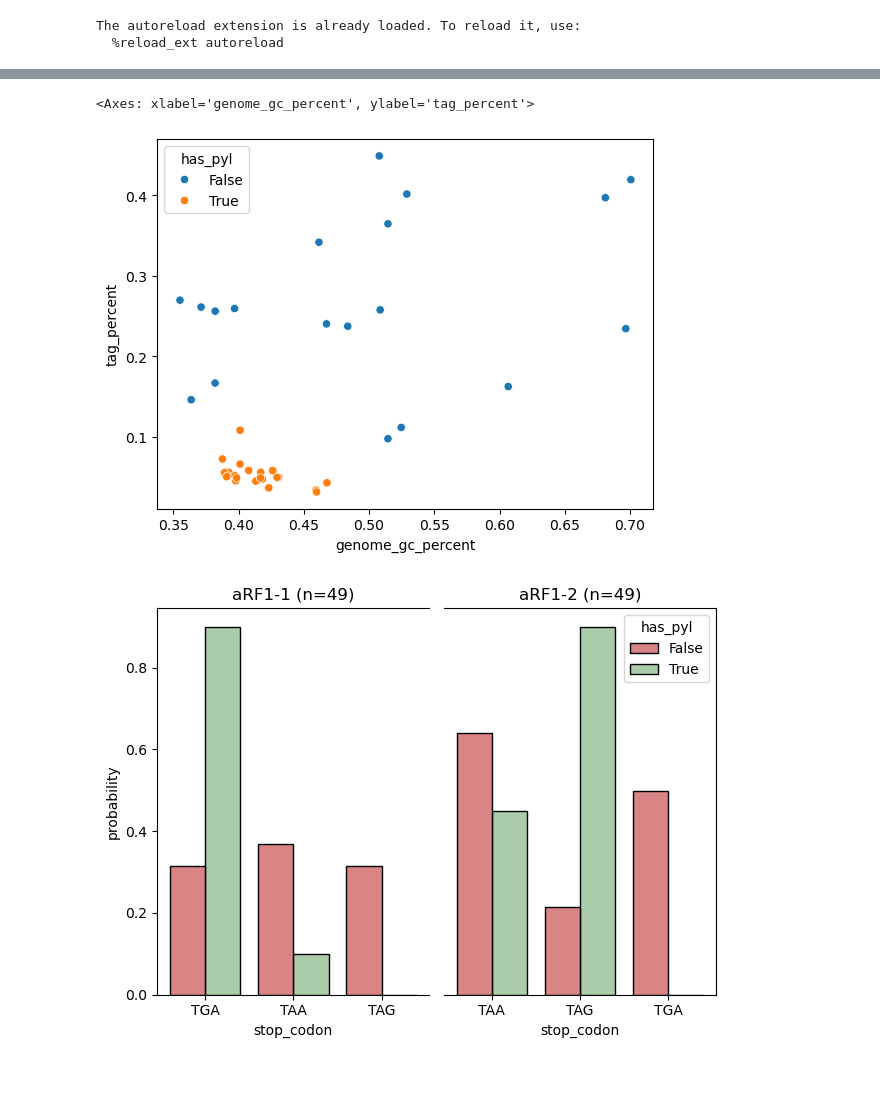
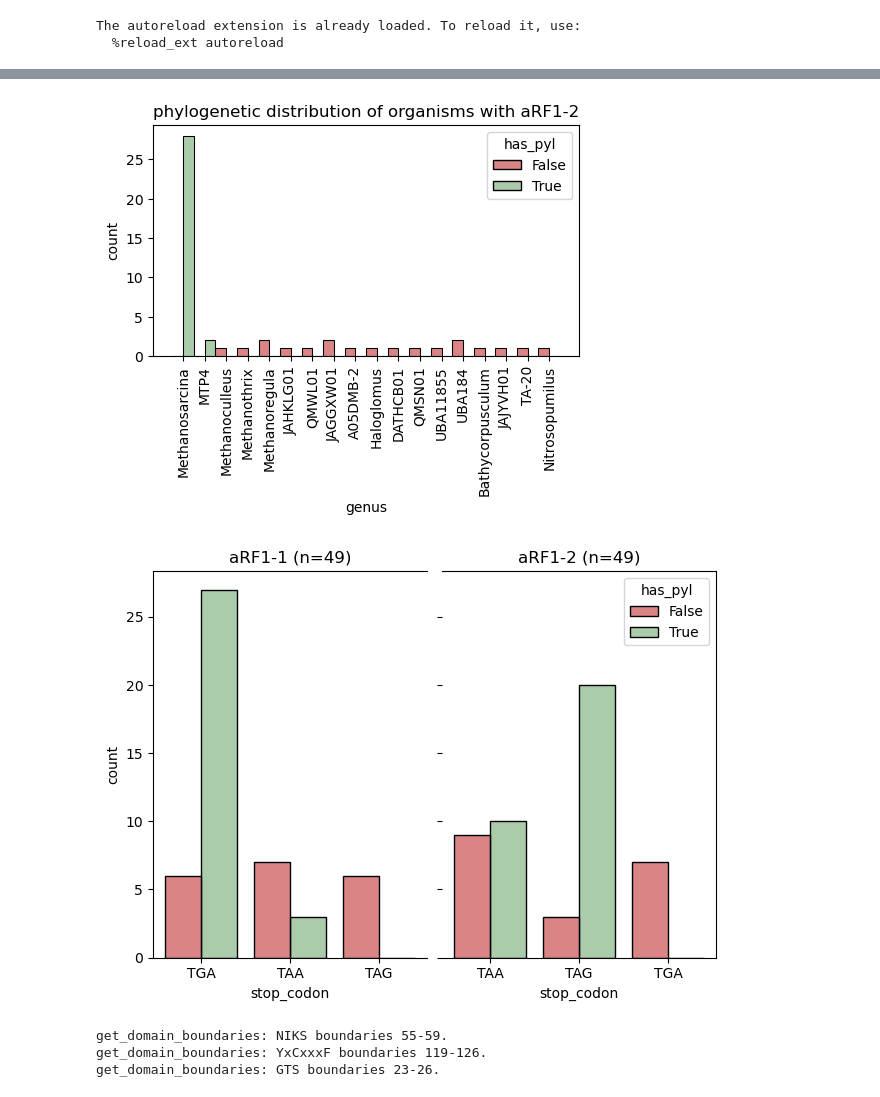
Before and after one commit to pipparichter/pyrrolysine, a Jupyter notebook: notebooks/arf1-2.ipynb, the cells around one changed output, grey strips where cells are left out. Saved outputs shown, nothing was run; the diff lists cells and outputs as text; code cells hidden in the pictures.

```diff
--- a/notebooks/arf1-2.ipynb
+++ b/notebooks/arf1-2.ipynb
@@ -24,10 +26,10 @@ from src.stop_codon import *
 The autoreload extension is already loaded. To reload it, use:
   %reload_ext autoreload
 # %%
-# arf1_df = pd.read_csv('../data/arf1_duplicates.csv', index_col=0) # The duplicates DataFrame contains both aRF1s from the genomes which had duplicate hits.
-# build_stop_codon_dataset(arf1_df, path='../data/arf1_duplicates_with_stop_codons.csv')
+# arf1_df = pd.read_csv('../data/arf1-2.csv', index_col=0) # The duplicates Datarfame contains both aRF1s from the genomes which had duplicate hits.
+# build_stop_codon_dataset(arf1_df, path='../data/arf1-2_with_stop_codons.csv')
 
-arf1_df = pd.read_csv('../data/arf1_duplicates_with_stop_codons.csv', index_col=0) # The duplicates DataFrame contains both aRF1s from the genomes which had duplicate hits.
+arf1_df = pd.read_csv('../data/arf1-2_with_stop_codons.csv', index_col=0) # The duplicates Datarfame contains both aRF1s from the genomes which had duplicate hits.
 
 stop_codon_genome_metadata_df = pd.read_csv('../data/stop_codon_genome_metadata.csv', index_col=0)
 arf1_df['tag_count'] = arf1_df.genome_id.map(stop_codon_genome_metadata_df.groupby('genome_id').TAG.first())
@@ -45,3 +47,6 @@ for _, df in arf1_df.groupby('genome_id'):
     arf1_type_map[df.index.values[0]] = 1
     arf1_type_map[df.index.values[1]] = 2
 arf1_df['arf1_type'] = arf1_df.index.map(arf1_type_map)
+
+arf1_df.to_csv('../data/arf1-2_with_stop_codons.csv')
+arf1_df.loc['CP009508.1_4664', 'seq'] = arf1_df.loc['CP009508.1_4664', 'seq'][35:] # This one seems to have been erroneously N-terminally extended (should start at Met36)
@@ -65,37 +53,46 @@ Name: count, dtype: int64
 # %%
-arf1_df[arf1_df.has_pyl] #.stop_codon.value_counts()
 # How to visualize this? Want to compare GC content and overall TAG percent, which can be connected.
 # Basically asking if organisms which use Pyl preferentially have aRF1-2s with a TAG stop codon.
+level = 'genus'
+fig, ax = plt.subplots(figsize=(5.5, 3))
+palette = {True:'darkseagreen', False:'indianred'}
+figure_df = arf1_df.drop_duplicates('genome_id')
+sns.histplot(figure_df, x=level, hue='has_pyl', multiple='dodge', palette=palette)
+ax.set_xticks(np.arange(figure_df[level].nunique()), labels=ax.get_xticklabels(), rotation=90)
+ax.set_ylabel('count')
+ax.set_title('phylogenetic distribution of organisms with aRF1-2')
+plt.show()
 
-figure_df = arf1_df.drop_duplicates('genome_id')
-sns.scatterplot(figure_df, x='genome_gc_percent', y='tag_percent', hue='has_pyl')
+# Based on this, I think it makes sense to focus on Methanosarcina.
 # %% [output]
-<Axes: xlabel='genome_gc_percent', ylabel='tag_percent'>
-[figure, old version]
+[figure, new version]
 # %%
-fig, (ax_a, ax_b) = plt.subplots(ncols=2)
-figure_df = arf1_df.copy()
+def figure(arf1_df, missing_n_terminus_ids:list=[], stat:str='count'):
 
-palette = {True:'darkseagreen', False:'indianred'}
-stat = 'probability'
-# order = ['TAG', 'TGA', 'TAA']
-kwargs = {'multiple':'dodge', 'stat':stat, 'shrink':0.8, 'common_norm':False, 'palette':palette} # , 'order':order}
-sns.histplot(figure_df[figure_df.arf1_type == 1], ax=ax_a, x='stop_codon', hue='has_pyl', legend=False, **kwargs)
-sns.histplot(figure_df[figure_df.arf1_type == 2], ax=ax_b, x='stop_codon', legend=True, hue='has_pyl', **kwargs)
+    fig, (ax_a, ax_b) = plt.subplots(ncols=2, sharey=True)
+    figure_df = arf1_df.copy()
+    figure_df = figure_df[~figure_df.index.isin(missing_n_terminus_ids)].copy()
 
-ax_a.spines.get('right').set_visible(False)
-ax_b.spines.get('left').set_visible(False)
-ax_b.set_ylabel('')
-ax_b.set_yticks([])
-ax_a.set_ylabel(stat)
+    palette = {True:'darkseagreen', False:'indianred'}
+    # order = ['TAG', 'TGA', 'TAA']
+    kwargs = {'multiple':'dodge', 'stat':stat, 'shrink':0.8, 'common_norm':False, 'palette':palette} # , 'order':order}
+    sns.histplot(figure_df[figure_df.arf1_type == 1], ax=ax_a, x='stop_codon', hue='has_pyl', legend=False, **kwargs)
+    sns.histplot(figure_df[figure_df.arf1_type == 2], ax=ax_b, x='stop_codon', legend=True, hue='has_pyl', **kwargs)
 
-ax_a.set_title(f'aRF1-1 (n={(figure_df.arf1_type == 1).sum()})')
-ax_b.set_title(f'aRF1-2 (n={(figure_df.arf1_type == 2).sum()})')
+    ax_a.spines.get('right').set_visible(False)
+    ax_b.spines.get('left').set_visible(False)
+    ax_b.set_ylabel('')
+    # ax_b.set_yticks([])
+    ax_a.set_ylabel(stat)
 
-fig.tight_layout()
-plt.show()
+    ax_a.set_title(f'aRF1-1 (n={(figure_df.arf1_type == 1).sum()})')
+    ax_b.set_title(f'aRF1-2 (n={(figure_df.arf1_type == 2).sum()})')
 
+    fig.tight_layout()
+    plt.show()
+
+figure(arf1_df = pd.read_csv('../data/arf1-2_with_stop_codons.csv', index_col=0))
 # Worth noting that Pyl+ genomes tend to have lower GC content, which means they should be biased towards
 # TAA stop codons. That makes this especially weird.
 # %% [output]
-[figure, old version]
+[figure, new version]
@@ -101,0 +106,7 @@ plt.show()
+# %%
+seq = ''.join(alignment[0])
+domain_boundaries = get_domain_boundaries(seq)
+# %% [output]
+get_domain_boundaries: NIKS boundaries 55-59.
+get_domain_boundaries: YxCxxxF boundaries 119-126.
+get_domain_boundaries: GTS boundaries 23-26.
```
Also changed, not shown: parts of 14 cells of this notebook, 6 other files.
